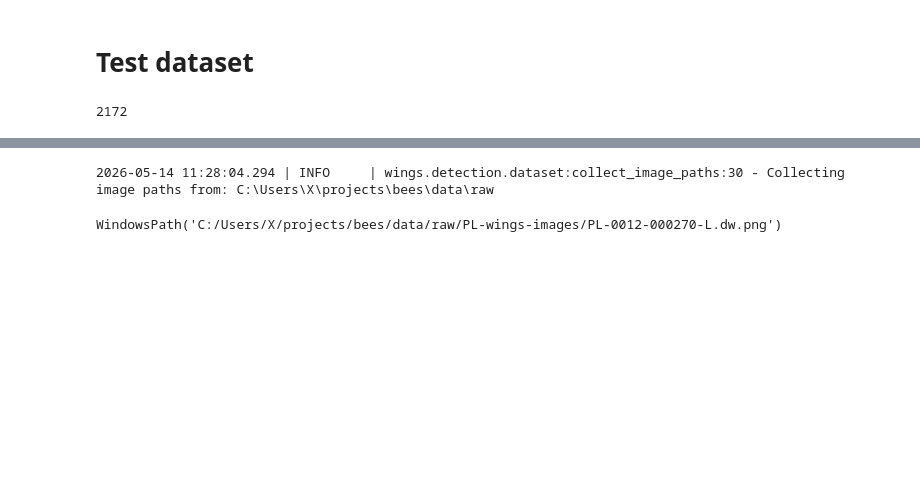
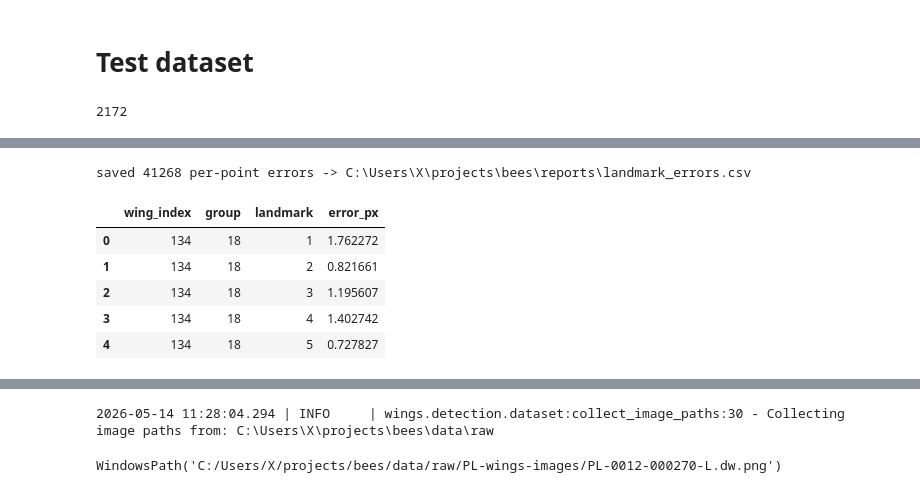
Before and after one commit to mkrajew/bees, a Jupyter notebook: notebooks/19_new_statistics.ipynb, the cells around one changed output, grey strips where cells are left out. Saved outputs shown, nothing was run; the diff lists cells and outputs as text; code cells hidden in the pictures; blank space fills up the shorter version.

```diff
--- a/notebooks/19_new_statistics.ipynb
+++ b/notebooks/19_new_statistics.ipynb
@@ -158,0 +186,33 @@ GLOBAL MEDIAN ERROR = 0.9694
+# %%
+import numpy as np
+import pandas as pd
+from wings.config import REPORTS_DIR
+
+group_labels = ["<18", "18", "19", "20", ">20"]
+
+# Per-point Euclidean error (px) for every landmark of every wing, with metadata.
+rows = []
+for g in range(5):
+    if predicted_labels[g].shape[0] == 0:
+        continue
+    err = np.linalg.norm(predicted_labels[g] - original_labels[g], axis=2)  # (n_wings, 19)
+    for wing_pos in range(err.shape[0]):
+        wing_idx = points_indices[g][wing_pos]                              # index in test_dataset
+        for lm in range(err.shape[1]):
+            rows.append((int(wing_idx), group_labels[g], lm + 1, float(err[wing_pos, lm])))
+
+err_df = pd.DataFrame(rows, columns=["wing_index", "group", "landmark", "error_px"])
+
+REPORTS_DIR.mkdir(parents=True, exist_ok=True)
+errors_csv = REPORTS_DIR / "landmark_errors.csv"
+err_df.to_csv(errors_csv, index=False)
+print(f"saved {len(err_df)} per-point errors -> {errors_csv}")
+err_df.head()
+# %% [output]
+saved 41268 per-point errors -> C:\Users\X\projects\bees\reports\landmark_errors.csv
+|  | wing_index | group | landmark | error_px |
+| 0 | 134 | 18 | 1 | 1.762272 |
+| 1 | 134 | 18 | 2 | 0.821661 |
+| 2 | 134 | 18 | 3 | 1.195607 |
+| 3 | 134 | 18 | 4 | 1.402742 |
+| 4 | 134 | 18 | 5 | 0.727827 |
```
Also changed, not shown: parts of 8 cells of this notebook, 1 other file.
